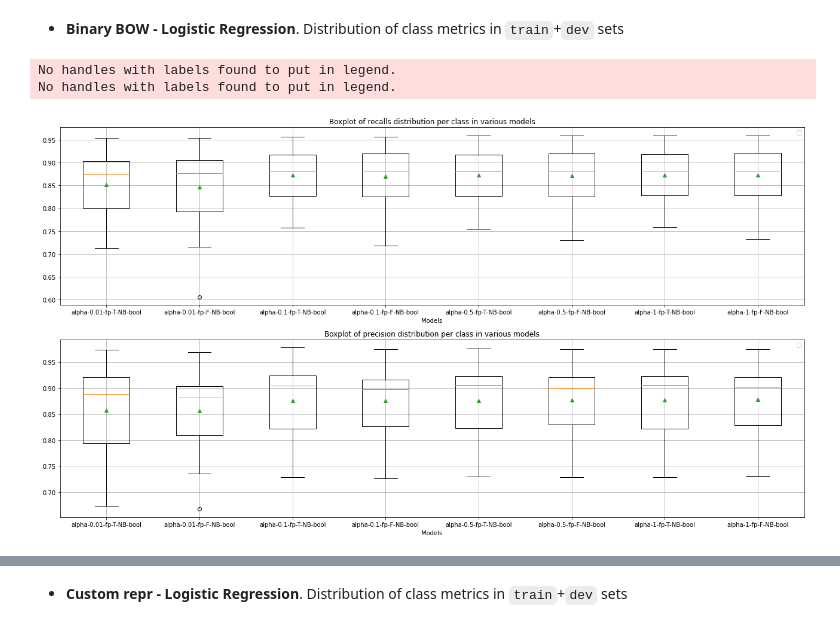
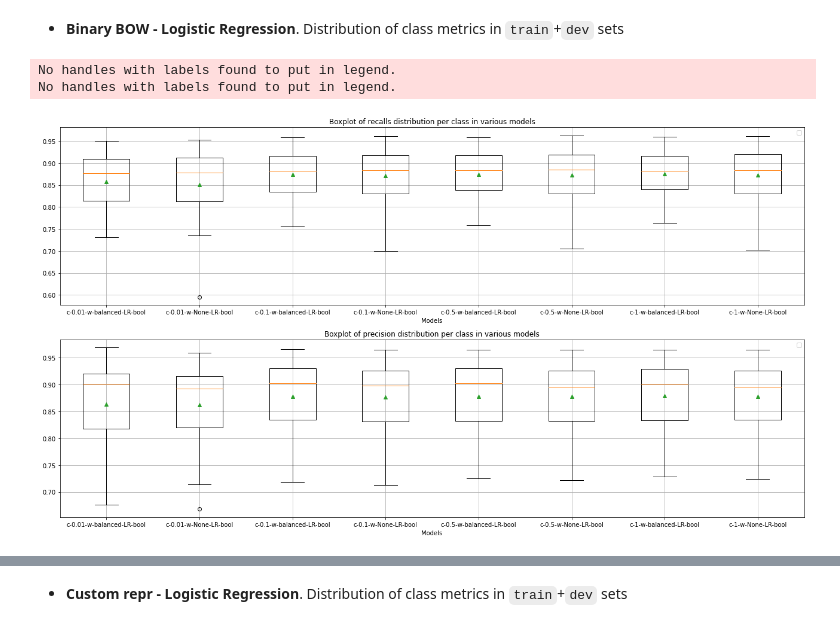
Before and after one commit to imsarmiento/NLP_202110, a Jupyter notebook: HW2/NB_LR.ipynb, the cells around one changed output, grey strips where cells are left out. Saved outputs shown, nothing was run; the diff lists cells and outputs as text; code cells hidden in the pictures.

```diff
--- a/HW2/NB_LR.ipynb
+++ b/HW2/NB_LR.ipynb
@@ -324,5 +339,5 @@ Cross validation binary BOW representation Linear Regression
 # %%
-bow_bool_results, names = crossValidateModels(getLRModels(repr='bool'), train_bool, train_y, metrics=getPerClassScorings())
+bow_bool_results, names_bool_LR = crossValidateModels(getLRModels(repr='bool'), train_bool, train_y, metrics=getPerClassScorings())
 # %% [output]
 Got result for: c-0.01-w-balanced-LR-bool
 Got result for: c-0.01-w-None-LR-bool
@@ -455,8 +506,8 @@ No handles with labels found to put in legend.
 # %% [markdown]
 * **Binary BOW - Logistic Regression**. Distribution of class metrics in `train`+`dev` sets
 # %%
-graphMetrics(bow_bool_recalls, bow_bool_precisions, names)
+graphMetrics(bow_bool_recalls, bow_bool_precisions, names_bool_LR)
 # %% [output]
 No handles with labels found to put in legend.
 No handles with labels found to put in legend.
-[figure, old version]
+[figure, new version]
```
Also changed, not shown: parts of 69 cells of this notebook.
